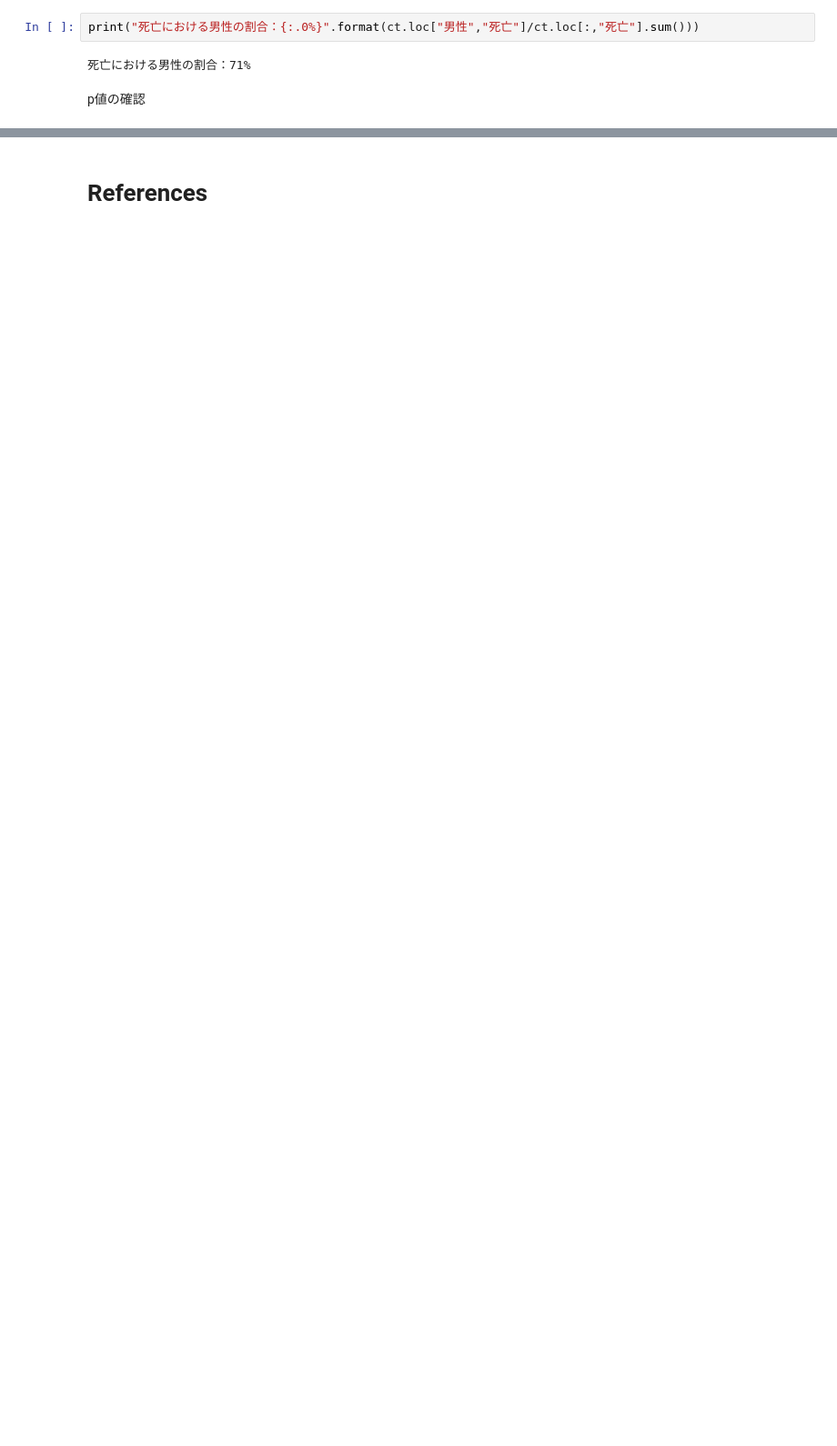
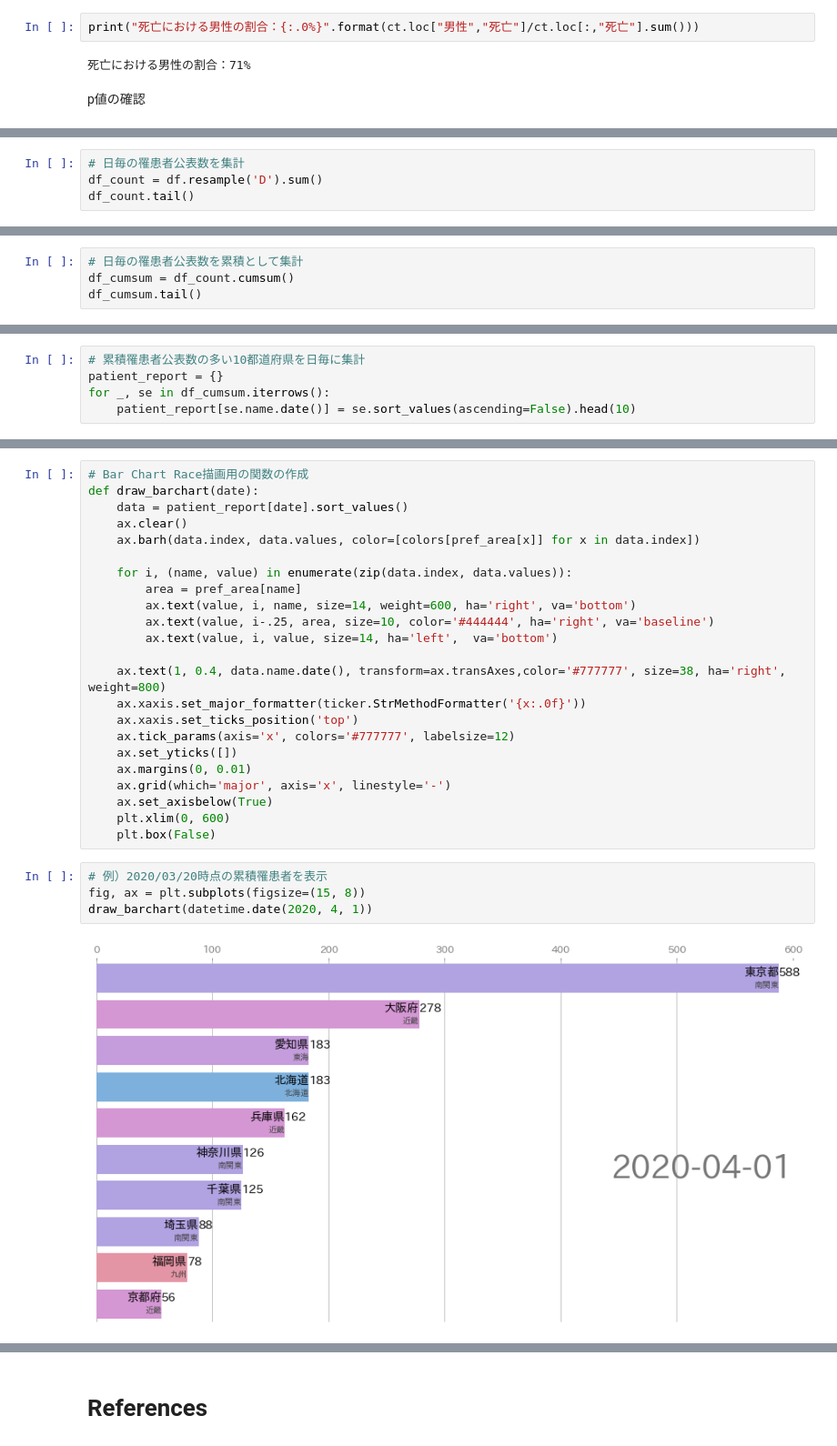
Before and after one commit to karaage0703/covid19_memo, a Jupyter notebook: signate_covid_19.ipynb, the cells around one changed output, grey strips where cells are left out. Shown at 91% size. Drawn from its saved outputs; the diff is of its cells as text; blank space fills up the shorter version.

```diff
--- a/signate_covid_19.ipynb
+++ b/signate_covid_19.ipynb
@@ -103,0 +233,4 @@ p値 = 0.142
+# %%
+# 日毎の罹患者公表数を集計
+df_count = df.resample('D').sum()
+df_count.tail()
@@ -103,0 +245,4 @@ p値 = 0.142
+# %%
+# 日毎の罹患者公表数を累積として集計
+df_cumsum = df_count.cumsum()
+df_cumsum.tail()
@@ -103,0 +257,5 @@ p値 = 0.142
+# %%
+# 累積罹患者公表数の多い10都道府県を日毎に集計
+patient_report = {}
+for _, se in df_cumsum.iterrows():
+    patient_report[se.name.date()] = se.sort_values(ascending=False).head(10)
@@ -103,0 +279,29 @@ p値 = 0.142
+# %%
+# Bar Chart Race描画用の関数の作成
+def draw_barchart(date):
+    data = patient_report[date].sort_values()
+    ax.clear()
+    ax.barh(data.index, data.values, color=[colors[pref_area[x]] for x in data.index])
+
+    for i, (name, value) in enumerate(zip(data.index, data.values)):
+        area = pref_area[name]
+        ax.text(value, i, name, size=14, weight=600, ha='right', va='bottom')
+        ax.text(value, i-.25, area, size=10, color='#444444', ha='right', va='baseline')
+        ax.text(value, i, value, size=14, ha='left',  va='bottom')
+
+    ax.text(1, 0.4, data.name.date(), transform=ax.transAxes,color='#777777', size=38, ha='right', weight=800)
+    ax.xaxis.set_major_formatter(ticker.StrMethodFormatter('{x:.0f}'))
+    ax.xaxis.set_ticks_position('top')
+    ax.tick_params(axis='x', colors='#777777', labelsize=12)
+    ax.set_yticks([])
+    ax.margins(0, 0.01)
+    ax.grid(which='major', axis='x', linestyle='-')
+    ax.set_axisbelow(True)
+    plt.xlim(0, 600)
+    plt.box(False)
+# %%
+# 例）2020/03/20時点の累積罹患者を表示
+fig, ax = plt.subplots(figsize=(15, 8))
+draw_barchart(datetime.date(2020, 4, 1))
+# %% [output]
+[figure, added]
```
Also changed, not shown: parts of 23 cells of this notebook.
